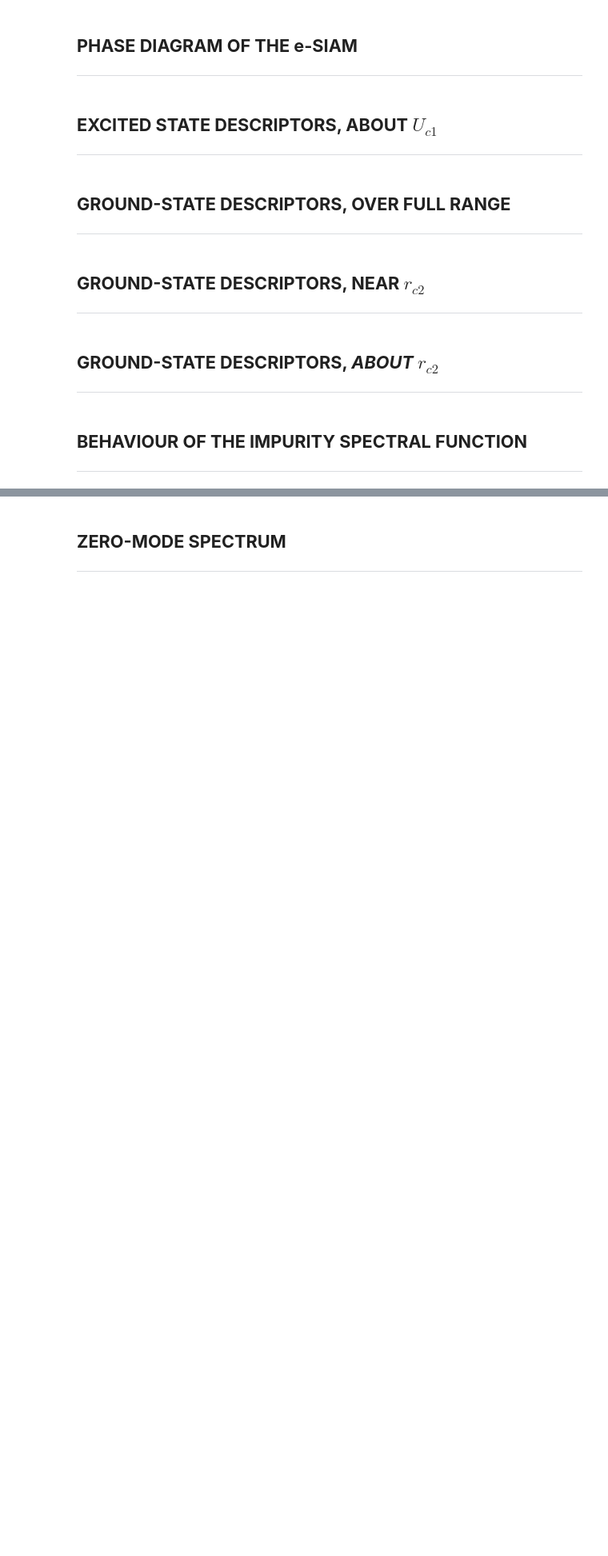
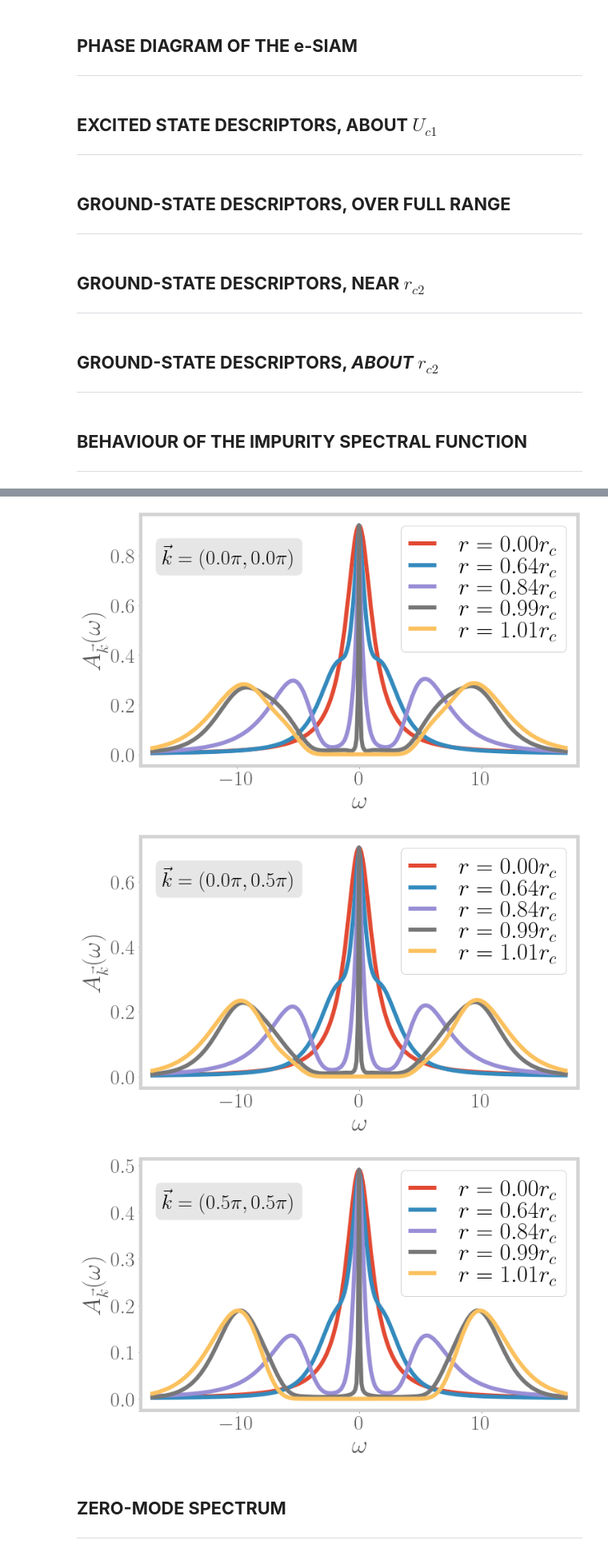
Before and after one commit to abhirup-m/Tiling-Embedded-Esiam, a Jupyter notebook: numerics-tiling.ipynb, the cells around one changed output, grey strips where cells are left out. Shown at 80% size. Cells and saved outputs as stored; diff of their text form; code cells hidden in the pictures; blank space fills up the shorter version.

```diff
--- a/numerics-tiling.ipynb
+++ b/numerics-tiling.ipynb
@@ -65,6 +65,7 @@ plt.rcParams.update({'font.size': 30,
                      "legend.fontsize": 35,
                     })
 linestyles = ["-", "--", ":"]
+bbox = dict(boxstyle="round", fc="0.9")
 # %% [markdown]
 ## **DEFINITIONS OF ALL HELPER FUNCTIONS**
 <hr style="border:2px solid skyblue">
@@ -1432,7 +1433,7 @@ def plot_spec_func(args):
 # %%
-# plot_spec_func({"D0": 100, "V0": 1.3, "J0_arr": [0, 2, 4.2, 5.5, 6.3], "factor_arr": [0, 0.16, 0.21, 0.248, 0.2516],
-#                 "broad_guess_arr": [1.3, 0.8570286, 0.4944776, 0.0569437, 0.9], "num_sites": 2, "num_points": 1001,
-                # "eta_delta": 0.02, "use_guess": False, "no_Ub": False, "omega_end": 17, "ops": (0,0)})
-plot_spec_func({"D0": 100, "V0": 1.3, "J0_arr": [0, 2, 4.2, 4.7, 5], "factor_arr": [0, 0.16, 0.21, 0.248, 0.2516],
-                "broad_guess_arr": [1.3, 0.50377, 0.11135, 0.06630, 0.5], "num_sites": 2, "num_points": 1001,
-                "eta_delta": 0.04, "use_guess": False, "no_Ub": False, "omega_end": 17, "ops": (0,1)})
+_ = plot_spec_func({"D0": 100, "V0": 1.3, "J0_arr": [0, 2, 4.2, 5.5, 6.3], "factor_arr": [0, 0.16, 0.21, 0.248, 0.2516],
+                                    "broad_guess_arr": [1.3, 0.8570286, 0.4944776, 0.0569437, 0.9], "num_sites": 2, "num_points": 1001,
+                                    "eta_delta": 0.02, "use_guess": False, "no_Ub": False, "omega_end": 17, "ops": (0,0), "plot": True})
+_ = plot_spec_func({"D0": 100, "V0": 1.3, "J0_arr": [0, 2, 4.2, 4.7, 5], "factor_arr": [0, 0.16, 0.21, 0.248, 0.2516],
+                                 "broad_guess_arr": [1.3, 0.50377, 0.11135, 0.06630, 0.5], "num_sites": 2, "num_points": 1001,
+                                 "eta_delta": 0.04, "use_guess": False, "no_Ub": False, "omega_end": 17, "ops": (0,1), "plot": True})
@@ -1439,3 +1443,35 @@ plot_spec_func({"D0": 100, "V0": 1.3, "J0_arr": [0, 2, 4.2, 4.7, 5], "factor_arr
+# %%
+def spec_func_kspace():
+    factor_arr = [0, 0.16, 0.21, 0.248, 0.2516]
+    spec_func_list_dd = plot_spec_func({"D0": 100, "V0": 1.3, "J0_arr": [0, 2, 4.2, 5.5, 6.3], "factor_arr": factor_arr,
+                                        "broad_guess_arr": [1.3, 0.8570286, 0.4944776, 0.0569437, 0.9], "num_sites": 2, "num_points": 1001,
+                                        "eta_delta": 0.02, "use_guess": False, "no_Ub": False, "omega_end": 17, "ops": (0,0), "plot": False})
+    spec_func_list_d0 = plot_spec_func({"D0": 100, "V0": 1.3, "J0_arr": [0, 2, 4.2, 4.7, 5], "factor_arr": factor_arr,
+                                     "broad_guess_arr": [1.3, 0.50377, 0.11135, 0.06630, 0.5], "num_sites": 2, "num_points": 1001,
+                                     "eta_delta": 0.04, "use_guess": False, "no_Ub": False, "omega_end": 17, "ops": (0,1), "plot": False})
+    for kx,ky in [(0,0),(0, np.pi/2),(np.pi/2, np.pi/2)]:
+        w = 4
+        a = 1
+        xi_k = 2 * (np.cos(a * kx) + np.cos(a * ky))
+        for i,factor in enumerate(factor_arr):
+            omega,Add,label = spec_func_list_dd[i]
+            _,Ad0,_ = spec_func_list_d0[i]
+            A_k = Add + Ad0 * xi_k/w
+            plt.plot(omega, A_k, label=label, lw=6, color=cols[i])
+        plt.annotate(r"$\vec k = ({:.1f}\pi,{:.1f}\pi)$".format(kx/np.pi, ky/np.pi), (0, 0),
+                     xytext=(0.05, 0.8), textcoords='axes fraction', bbox=bbox)
+        plt.xlabel(r"$\omega$")
+        plt.ylabel(r"$A_{\vec k}(\omega)$")
+        plt.legend(loc="upper right")
+        plt.legend()
+        plt.savefig(fig_save_path + "kspace_specfunc_{:.4f}_{:.4f}.pdf".format(kx, ky), bbox_inches='tight')
+        plt.show()
+
+spec_func_kspace()
+# %% [output]
+[figure, added]
+[figure, added]
+[figure, added]
 # %% [markdown]
 ## **ZERO-MODE SPECTRUM**
 <hr style="border:2px solid skyblue">
```
Also changed, not shown: parts of 2 cells of this notebook, 11 other files.
